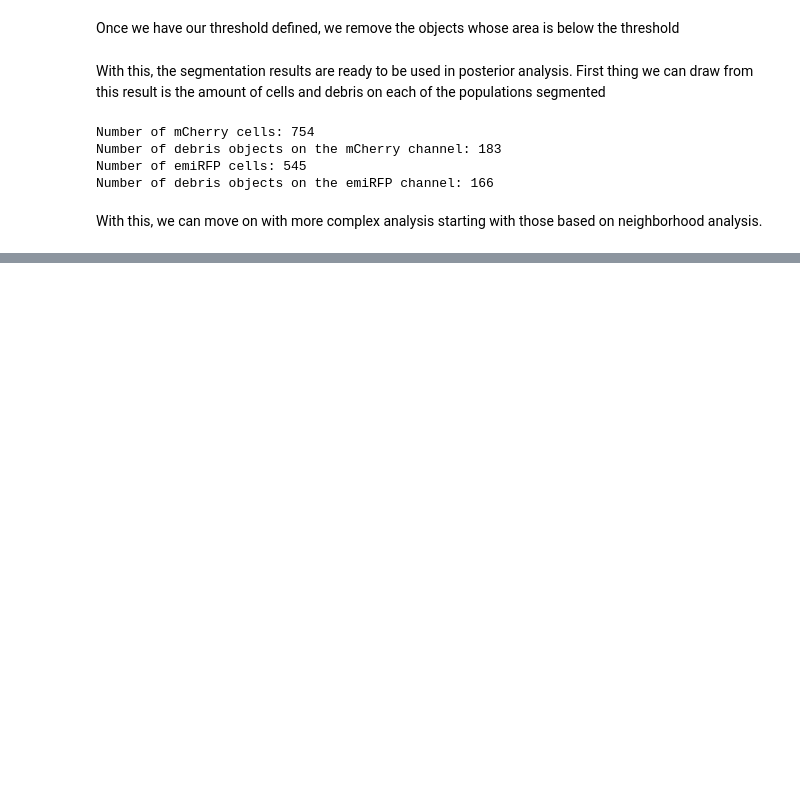
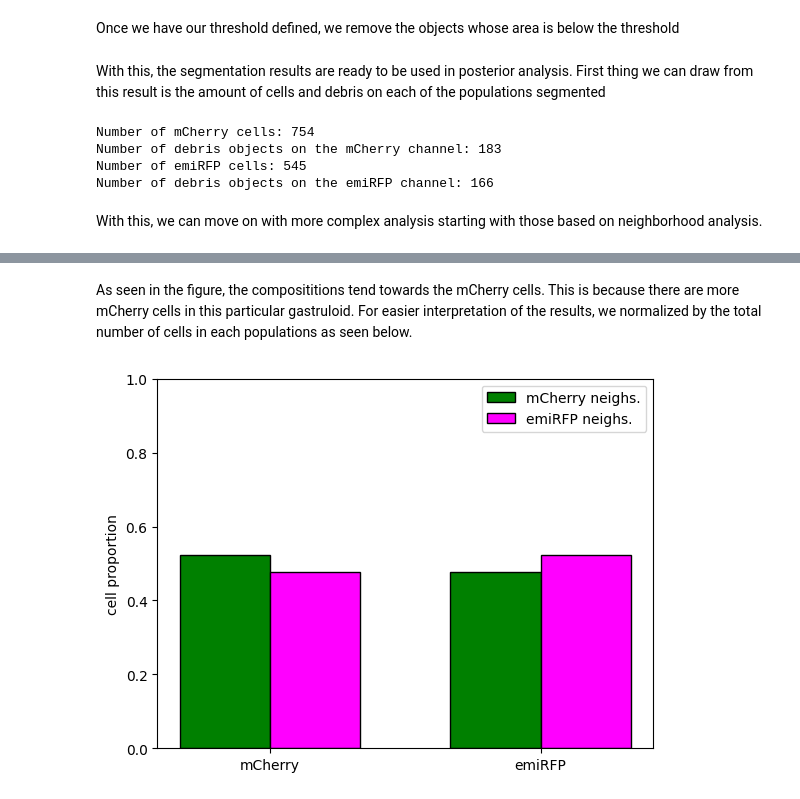
Before and after one commit to stembryo-lab/cell_competition_gastruloids, a Jupyter notebook: image-analysis/examples/example1.ipynb, the cells around one changed output, grey strips where cells are left out. Cells and saved outputs as stored; diff of their text form; code cells hidden in the pictures; blank space fills up the shorter version.

```diff
--- a/image-analysis/examples/example1.ipynb
+++ b/image-analysis/examples/example1.ipynb
@@ -289,0 +432,44 @@ With this, we can move on with more complex analysis starting with those based o
+# %% [markdown]
+As seen in the figure, the composititions tend towards the mCherry cells. This is because there are more mCherry cells in this particular gastruloid. For easier interpretation of the results, we normalized by the total number of cells in each populations as seen below.
+# %%
+total_f3s = len(CT_F3.jitcells)
+total_a12s = len(CT_A12.jitcells)
+f3_a12_norm = np.array([total_f3s, total_a12s])
+
+neighs_fates_F3_sum = np.zeros(2)
+neighs_fates_A12_sum = np.zeros(2)
+
+for n_fates in neighs_fates_F3:
+    for _f in n_fates:
+        if _f in [0]:
+            neighs_fates_F3_sum[0] += 1
+        elif _f in [1]:
+            neighs_fates_F3_sum[1] += 1
+
+for n_fates in neighs_fates_A12:
+    for _f in n_fates:
+        if _f in [0]:
+            neighs_fates_A12_sum[0] += 1
+        elif _f in [1]:
+            neighs_fates_A12_sum[1] += 1
+
+neighs_fates_F3_sum /= f3_a12_norm
+neighs_fates_F3_sum /= np.sum(neighs_fates_F3_sum)
+neighs_fates_A12_sum /= f3_a12_norm
+neighs_fates_A12_sum /= np.sum(neighs_fates_A12_sum)
+
+x = np.arange(2)*1.5
+barwidth = 0.5
+offset = barwidth/2
+
+fig, ax = plt.subplots()
+ax.bar(x - offset, np.array([neighs_fates_F3_sum[0],neighs_fates_A12_sum[0]]) , barwidth, label="mCherry neighs.", color="green", edgecolor="k")
+ax.bar(x + offset, np.array([neighs_fates_F3_sum[1],neighs_fates_A12_sum[1]]), barwidth, label="emiRFP neighs.", color="magenta", edgecolor="k")
+ax.set_ylim(0,1)
+ax.set_ylabel("cell proportion")
+ax.set_xticks(x)
+ax.set_xticklabels(["mCherry", "emiRFP"])
+plt.legend()
+plt.show()
+# %% [output]
+[figure, added]
```
Also changed, not shown: parts of 24 cells of this notebook, 9 other files.
